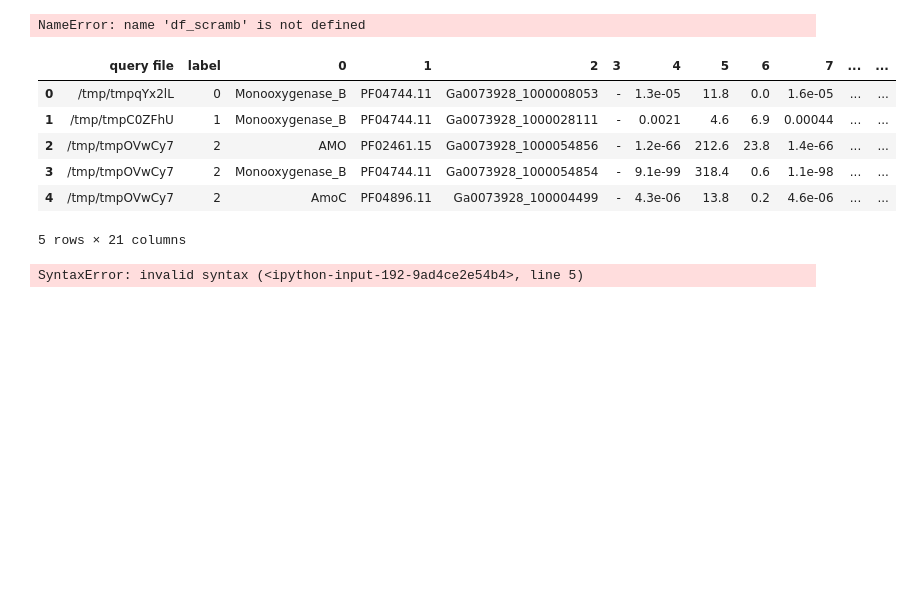
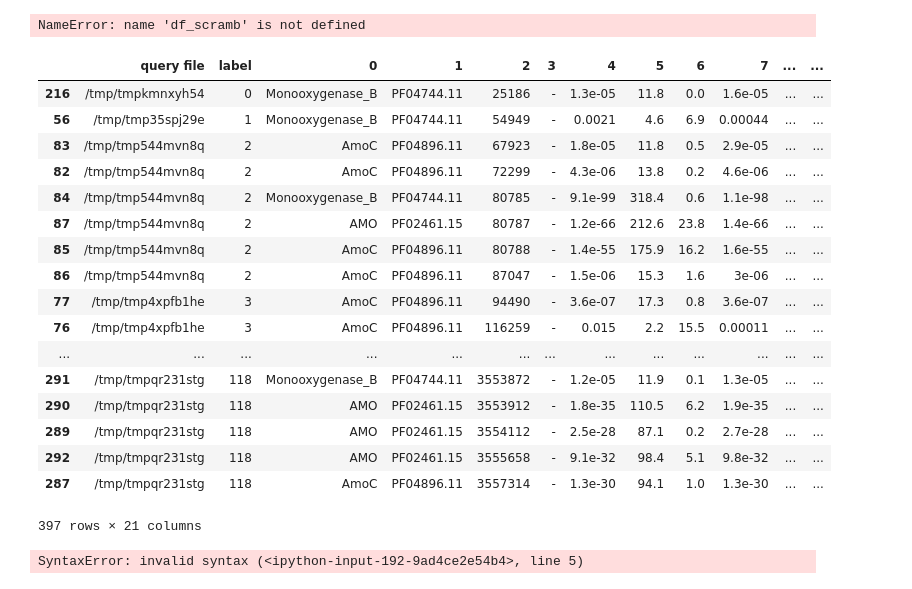
Before and after one commit to nyirock/operon_finder, a Jupyter notebook: gen_func_file_parsing/fasta_iterator.ipynb, the cells around one changed output. Cells and saved outputs as stored; diff of their text form; code cells hidden in the pictures; blank space fills up the shorter version.

Commit message:
ignoring original fasta ids. Assigning positional ids from the beginning

```diff
--- a/gen_func_file_parsing/fasta_iterator.ipynb
+++ b/gen_func_file_parsing/fasta_iterator.ipynb
@@ -30,9 +107,9 @@ def batch_iterator(iterator, batch_size):
 from Bio import SeqIO
 
 record_iter = SeqIO.parse(open("../2517287028.genes.faa"),"fasta")#m.rosea
-for i, batch in enumerate(batch_iterator(record_iter, 1000)):
+for i, batch in enumerate(batch_iterator3(record_iter, 1000)):
     filename = "group_%i.fasta" % (i + 1)
     with open(filename, "w") as handle:
-        count = SeqIO.write(batch, handle, "fasta")
+        count = SeqIO.write(batch, handle, "fasta")#accessing sequences
     print("Wrote %i records to %s" % (count, filename))
 # %% [output]
@@ -147,13 +230,15 @@ from Bio import SeqIO
 files=list()
 sizes={}
 input_fasta="../76969.assembled.faa"
+#input_fasta="../mrosea_proteins.fasta"
 #input_fasta="../2517287028.genes.faa"#m.rosea
 record_iter = SeqIO.parse(open(input_fasta),"fasta")
-for i, batch in enumerate(batch_iterator(record_iter, 30000)):
+#for i, batch in enumerate(batch_iterator3(record_iter, 30000)):
+for i, batch in enumerate(batch_iterator3(record_iter, 30000)):
 
     label = i
     #f = tempfile.NamedTemporaryFile(delete=False)#exists on closing
-    f = tempfile.NamedTemporaryFile()#deleted after f.close()
+    f = tempfile.NamedTemporaryFile(mode='w+t')#deleted after f.close()
     files.append((label,f))
     #f.seek(0)
     count = SeqIO.write(batch, f, "fasta")
@@ -709,7 +814,7 @@ AttributeError: 'DataFrame' object has no attribute 'split'
 #imporved split with regex
 import re
 
-chunks=re.split(r"#\s+--- full sequence ---- --- best 1 domain ---- --- domain number estimation ----", output)
+chunks=re.split(r"#\s+--- full sequence ---- --- best 1 domain ---- --- domain number estimation ----", output.decode())
 # %%
 #output
 # %%
@@ -825,18 +910,32 @@ df_scramb.set_index(['query file', 'label'], inplace=True)
 df_scramb.iloc[:,18]=df_scramb.iloc[:,18:].apply(joinDescriptionColumns, axis=1)
 df_scramb=df_scramb.iloc[:,:19]
 #df_scramb.reset_index(inplace=True)
-df_scramb.sort_index(level=1, inplace=True)#this seems unnecessary since later we are sorting by position
+#df_scramb.sort_index(level=1, inplace=True)#this seems unnecessary since later we are sorting by position
+
+df_scramb[2]=df_scramb[2].astype(int)
 df_scramb.reset_index(inplace=True)
+df_scramb.sort_values(by=2, inplace=True)
 # %%
-df_scramb.head()
+df_scramb
 # %% [output]
 |  | query file | label | 0 | 1 | 2 | 3 | 4 | 5 | 6 | 7 | ... | ... |
-| 0 | /tmp/tmpqYx2lL | 0 | Monooxygenase_B | PF04744.11 | Ga0073928_1000008053 | - | 1.3e-05 | 11.8 | 0.0 | 1.6e-05 | ... | ... |
-| 1 | /tmp/tmpC0ZFhU | 1 | Monooxygenase_B | PF04744.11 | Ga0073928_1000028111 | - | 0.0021 | 4.6 | 6.9 | 0.00044 | ... | ... |
-| 2 | /tmp/tmpOVwCy7 | 2 | AMO | PF02461.15 | Ga0073928_1000054856 | - | 1.2e-66 | 212.6 | 23.8 | 1.4e-66 | ... | ... |
-| 3 | /tmp/tmpOVwCy7 | 2 | Monooxygenase_B | PF04744.11 | Ga0073928_1000054854 | - | 9.1e-99 | 318.4 | 0.6 | 1.1e-98 | ... | ... |
-| 4 | /tmp/tmpOVwCy7 | 2 | AmoC | PF04896.11 | Ga0073928_100004499 | - | 4.3e-06 | 13.8 | 0.2 | 4.6e-06 | ... | ... |
+| 216 | /tmp/tmpkmnxyh54 | 0 | Monooxygenase_B | PF04744.11 | 25186 | - | 1.3e-05 | 11.8 | 0.0 | 1.6e-05 | ... | ... |
+| 56 | /tmp/tmp35spj29e | 1 | Monooxygenase_B | PF04744.11 | 54949 | - | 0.0021 | 4.6 | 6.9 | 0.00044 | ... | ... |
+| 83 | /tmp/tmp544mvn8q | 2 | AmoC | PF04896.11 | 67923 | - | 1.8e-05 | 11.8 | 0.5 | 2.9e-05 | ... | ... |
+| 82 | /tmp/tmp544mvn8q | 2 | AmoC | PF04896.11 | 72299 | - | 4.3e-06 | 13.8 | 0.2 | 4.6e-06 | ... | ... |
+| 84 | /tmp/tmp544mvn8q | 2 | Monooxygenase_B | PF04744.11 | 80785 | - | 9.1e-99 | 318.4 | 0.6 | 1.1e-98 | ... | ... |
+| 87 | /tmp/tmp544mvn8q | 2 | AMO | PF02461.15 | 80787 | - | 1.2e-66 | 212.6 | 23.8 | 1.4e-66 | ... | ... |
+| 85 | /tmp/tmp544mvn8q | 2 | AmoC | PF04896.11 | 80788 | - | 1.4e-55 | 175.9 | 16.2 | 1.6e-55 | ... | ... |
+| 86 | /tmp/tmp544mvn8q | 2 | AmoC | PF04896.11 | 87047 | - | 1.5e-06 | 15.3 | 1.6 | 3e-06 | ... | ... |
+| 77 | /tmp/tmp4xpfb1he | 3 | AmoC | PF04896.11 | 94490 | - | 3.6e-07 | 17.3 | 0.8 | 3.6e-07 | ... | ... |
+| 76 | /tmp/tmp4xpfb1he | 3 | AmoC | PF04896.11 | 116259 | - | 0.015 | 2.2 | 15.5 | 0.00011 | ... | ... |
+| ... | ... | ... | ... | ... | ... | ... | ... | ... | ... | ... | ... | ... |
+| 291 | /tmp/tmpqr231stg | 118 | Monooxygenase_B | PF04744.11 | 3553872 | - | 1.2e-05 | 11.9 | 0.1 | 1.3e-05 | ... | ... |
+| 290 | /tmp/tmpqr231stg | 118 | AMO | PF02461.15 | 3553912 | - | 1.8e-35 | 110.5 | 6.2 | 1.9e-35 | ... | ... |
+| 289 | /tmp/tmpqr231stg | 118 | AMO | PF02461.15 | 3554112 | - | 2.5e-28 | 87.1 | 0.2 | 2.7e-28 | ... | ... |
+| 292 | /tmp/tmpqr231stg | 118 | AMO | PF02461.15 | 3555658 | - | 9.1e-32 | 98.4 | 5.1 | 9.8e-32 | ... | ... |
+| 287 | /tmp/tmpqr231stg | 118 | AmoC | PF04896.11 | 3557314 | - | 1.3e-30 | 94.1 | 1.0 | 1.3e-30 | ... | ... |
-5 rows × 21 columns
+397 rows × 21 columns
 # %%
 fragment="""# target name        accession  query name           accession    E-value  score  bias   E-value  score  bias   exp reg clu  ov env dom rep inc description of target
 #------------------- ---------- -------------------- ---------- --------- ------ ----- --------- ------ -----   --- --- --- --- --- --- --- --- ---------------------
```
Also changed, not shown: parts of 48 cells of this notebook, 3 other files.
